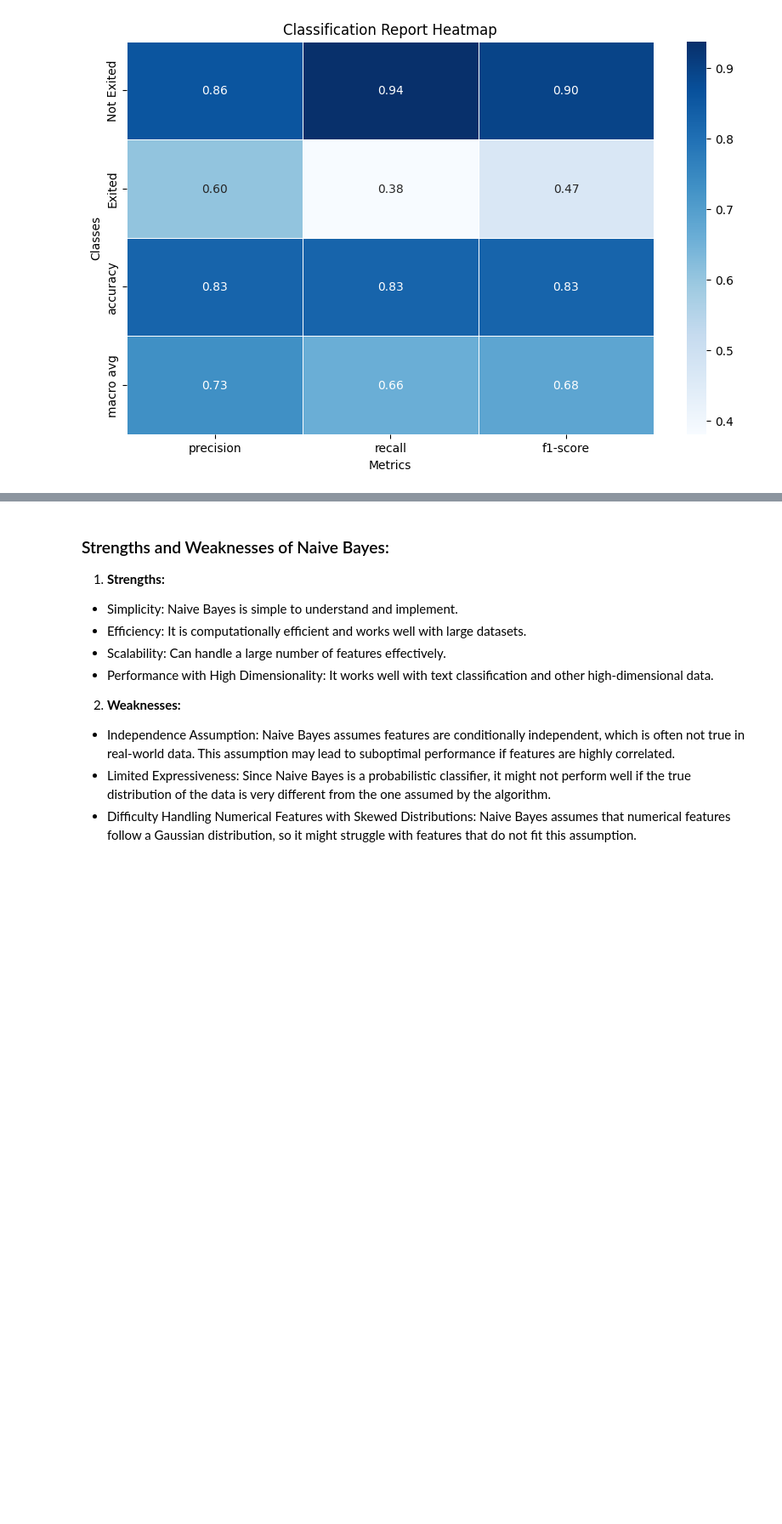
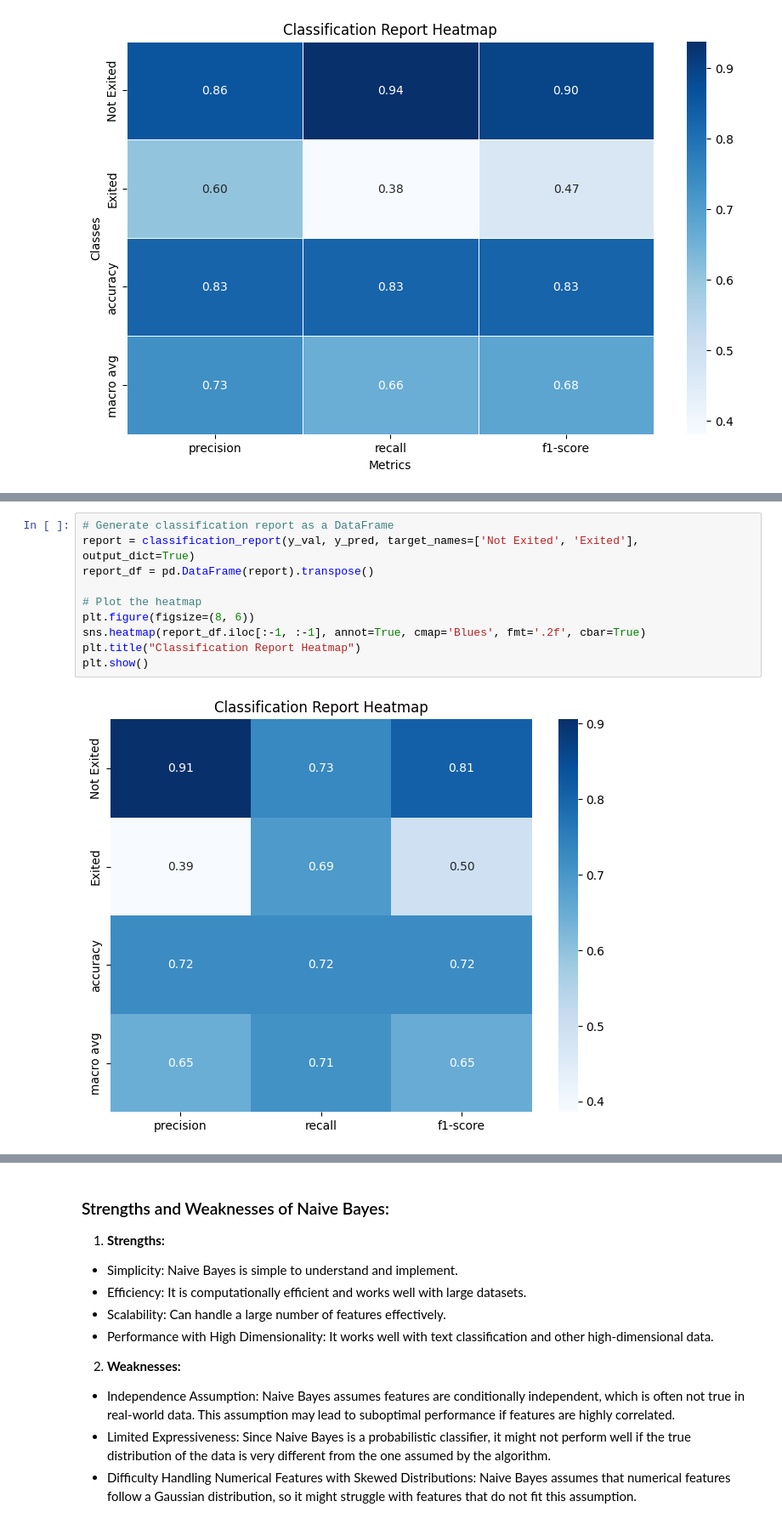
Before and after one commit to zayed95/churn_prediction, a Jupyter notebook: MLpython_code(1).ipynb, the cells around one changed output, grey strips where cells are left out. Shown at 85% size. Saved outputs shown, nothing was run; the diff lists cells and outputs as text; blank space fills up the shorter version.

```diff
--- a/MLpython_code(1).ipynb
+++ b/MLpython_code(1).ipynb
@@ -660 +809,13 @@ plt.show()
+# %%
+# Generate classification report as a DataFrame
+report = classification_report(y_val, y_pred, target_names=['Not Exited', 'Exited'], output_dict=True)
+report_df = pd.DataFrame(report).transpose()
+
+# Plot the heatmap
+plt.figure(figsize=(8, 6))
+sns.heatmap(report_df.iloc[:-1, :-1], annot=True, cmap='Blues', fmt='.2f', cbar=True)
+plt.title("Classification Report Heatmap")
+plt.show()
+# %% [output]
+[figure, added]
 # %% [markdown]
```
Also changed, not shown: parts of 29 cells of this notebook.
